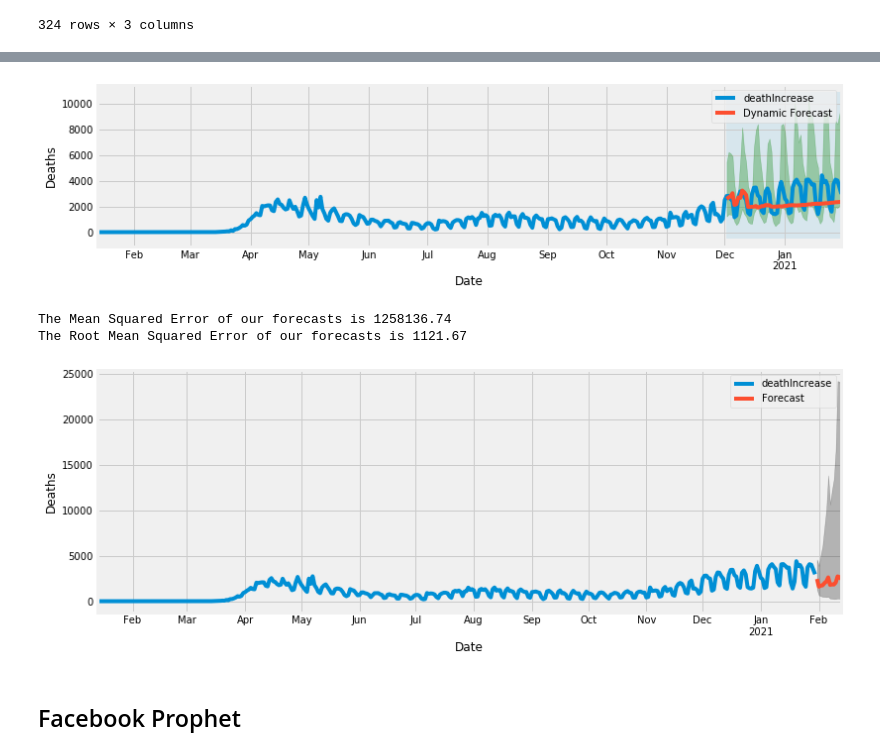
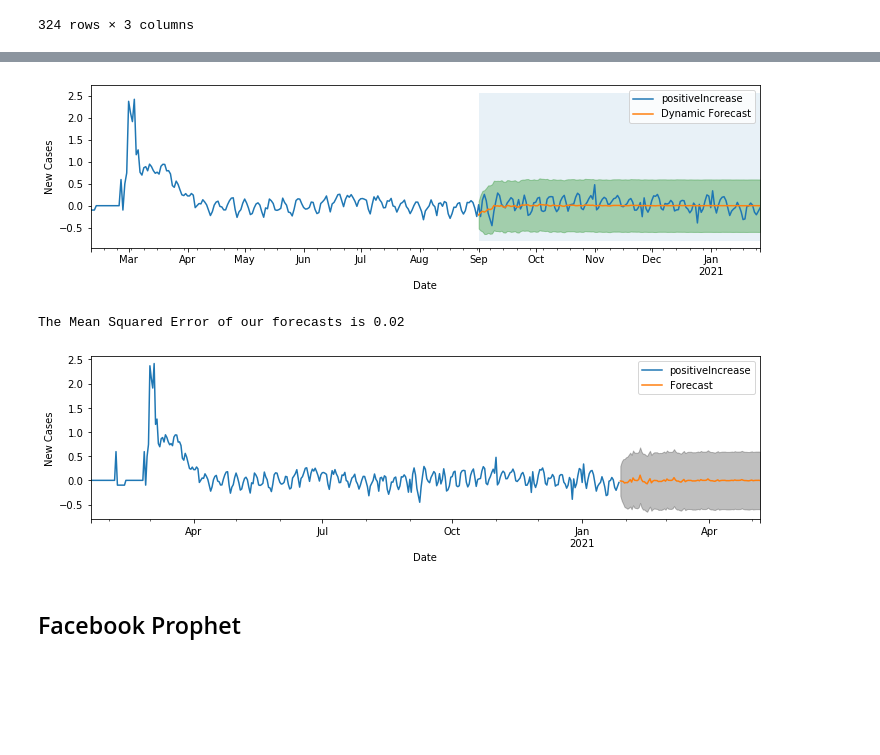
Before and after one commit to ghcn345/Coronavirus-Prediction, a Jupyter notebook: project_coronavirus.ipynb, the cells around one changed output, grey strips where cells are left out. Drawn from its saved outputs; the diff is of its cells as text; code cells hidden in the pictures; blank space fills up the shorter version.

```diff
--- a/project_coronavirus.ipynb
+++ b/project_coronavirus.ipynb
@@ -353,26 +567,25 @@ plt.show()
 # %%
-# Get predictions starting from past 60 days and calculate confidence intervals
-pred = output.get_prediction(start=deaths.index[-60], dynamic=False)
+# Get predictions starting from 01-01-1998 and calculate confidence intervals
+pred = output.get_prediction(start=pd.to_datetime('2020-09-01'), dynamic=False)
 pred_conf = pred.conf_int()
 # %%
 # Plot real vs predicted values along with confidence interval
-
-plt.rcParams['figure.figsize'] = 12, 2
+plt.rcParams['figure.figsize'] = 12, 3
 
 # Plot observed values
-ax = deaths.plot(label='observed')
+ax = pos_data_minus_roll_mean['2020-02-10':].plot(label='observed')
 
 # Plot predicted values
-np.exp(pred.predicted_mean).plot(ax=ax, label='Forecast', alpha=0.9)
+pred.predicted_mean.plot(ax=ax, label='Forecast', alpha=0.9)
 
 # Plot the range for confidence intervals
 ax.fill_between(pred_conf.index,
-                np.exp(pred_conf).iloc[:, 0],
-                np.exp(pred_conf).iloc[:, 1], color='g', alpha=0.5)
+                pred_conf.iloc[:, 0],
+                pred_conf.iloc[:, 1], color='g', alpha=0.5)
 
 # Set axes labels
 ax.set_xlabel('Date')
-ax.set_ylabel('Deaths')
+ax.set_ylabel('New Cases')
 plt.legend()
 
 plt.show()
@@ -381,11 +594,9 @@ plt.show()
 # %%
 # Get the real and predicted values
-deaths_forecasted = np.exp(pred.predicted_mean)
-deaths_truth = deaths[-60:]
+pos_forecasted = pred.predicted_mean
+pos_truth = pos_data_minus_roll_mean['2020-09-01':]
 
 # Compute the mean square error
-mse = ((deaths_forecasted - deaths_truth.deathIncrease) ** 2).mean()
-rmse = np.sqrt(mse)
+mse = ((pos_forecasted - pos_truth.positiveIncrease) ** 2).mean()
 print('The Mean Squared Error of our forecasts is {}'.format(round(mse, 2)))
-print('The Root Mean Squared Error of our forecasts is {}'.format(round(rmse, 2)))
 # %% [output]
@@ -394,36 +604,34 @@ The Root Mean Squared Error of our forecasts is 858.54
 # %%
 # Get dynamic predictions with confidence intervals as above
-pred_dynamic = output.get_prediction(start=deaths.index[-60], dynamic=True, full_results=True)
+pred_dynamic = output.get_prediction(start=pd.to_datetime('2020-09-01'), dynamic=True, full_results=True)
 pred_dynamic_conf = pred_dynamic.conf_int()
 # %%
 # Plot the dynamic forecast with confidence intervals.
 
-ax = deaths.plot(label='observed', figsize=(12, 3))
-np.exp(pred_dynamic.predicted_mean).plot(label='Dynamic Forecast', ax=ax)
+ax = pos_data_minus_roll_mean['2020-02-10':].plot(label='observed', figsize=(12, 3))
+pred_dynamic.predicted_mean.plot(label='Dynamic Forecast', ax=ax)
 
 ax.fill_between(pred_dynamic_conf.index,
-                np.exp(pred_conf.iloc[:, 0]),
-                np.exp(pred_conf.iloc[:, 1]), color='g', alpha=.3)
+                pred_dynamic_conf.iloc[:, 0],
+                pred_dynamic_conf.iloc[:, 1], color='g', alpha=.3)
 
-ax.fill_betweenx(ax.get_ylim(), deaths.index[-60], deaths_forecasted.index[-1], alpha=.1, zorder=-1)
+ax.fill_betweenx(ax.get_ylim(), pd.to_datetime('2020-09-01'), pos_forecasted.index[-1], alpha=.1, zorder=-1)
 
 ax.set_xlabel('Date')
-ax.set_ylabel('Deaths')
+ax.set_ylabel('New Cases')
 
 plt.legend()
 plt.show()
 # %% [output]
-[figure, old version]
+[figure, new version]
 # %%
 # Extract the predicted and true values of our time series
-deaths_forecasted = np.exp(pred_dynamic.predicted_mean)
+pos_forecasted = pred_dynamic.predicted_mean
+pos_truth = pos_data_minus_roll_mean['2020-09-01':]
 
 # Compute the mean square error
-mse = ((deaths_forecasted - deaths.deathIncrease) ** 2).mean()
-rmse = np.sqrt(mse)
+mse = ((pos_forecasted - pos_truth.positiveIncrease) ** 2).mean()
 print('The Mean Squared Error of our forecasts is {}'.format(round(mse, 2)))
-print('The Root Mean Squared Error of our forecasts is {}'.format(round(rmse, 2)))
 # %% [output]
-The Mean Squared Error of our forecasts is 1258136.74
-The Root Mean Squared Error of our forecasts is 1121.67
+The Mean Squared Error of our forecasts is 0.02
 # %%
@@ -435,16 +643,17 @@ pred_conf = prediction.conf_int(alpha=.1)
 # %%
 # Plot future predictions with confidence intervals
-ax = deaths.plot(label='observed', figsize=(12, 4.5))
-np.exp(prediction.predicted_mean).plot(ax=ax, label='Forecast')
+ax = pos_data_minus_roll_mean.plot(label='observed', figsize=(12, 3))
+prediction.predicted_mean.plot(ax=ax, label='Forecast')
 ax.fill_between(pred_conf.index,
-                np.exp(pred_conf.iloc[:, 0]),
-                np.exp(pred_conf.iloc[:, 1]), color='k', alpha=0.25)
+                pred_conf.iloc[:, 0],
+                pred_conf.iloc[:, 1], color='k', alpha=0.25)
 ax.set_xlabel('Date')
-ax.set_ylabel('Deaths')
+ax.set_ylabel('New Cases')
+
 plt.legend()
 plt.show()
 # %% [output]
-[figure, old version]
+[figure, new version]
 # %% [markdown]
 ## Facebook Prophet
 # %%
```
Also changed, not shown: parts of 86 cells of this notebook.
